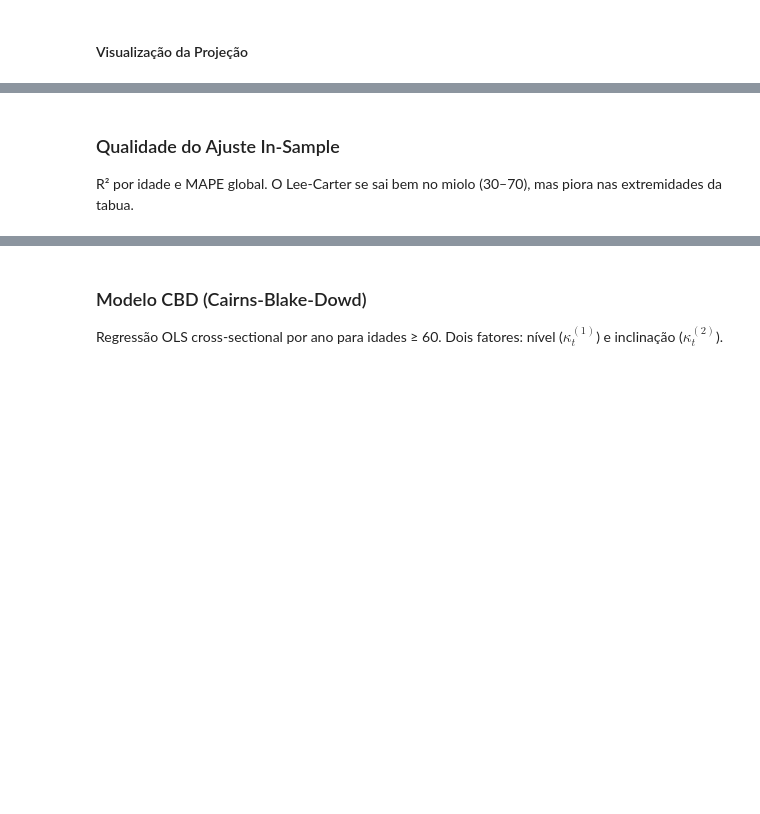
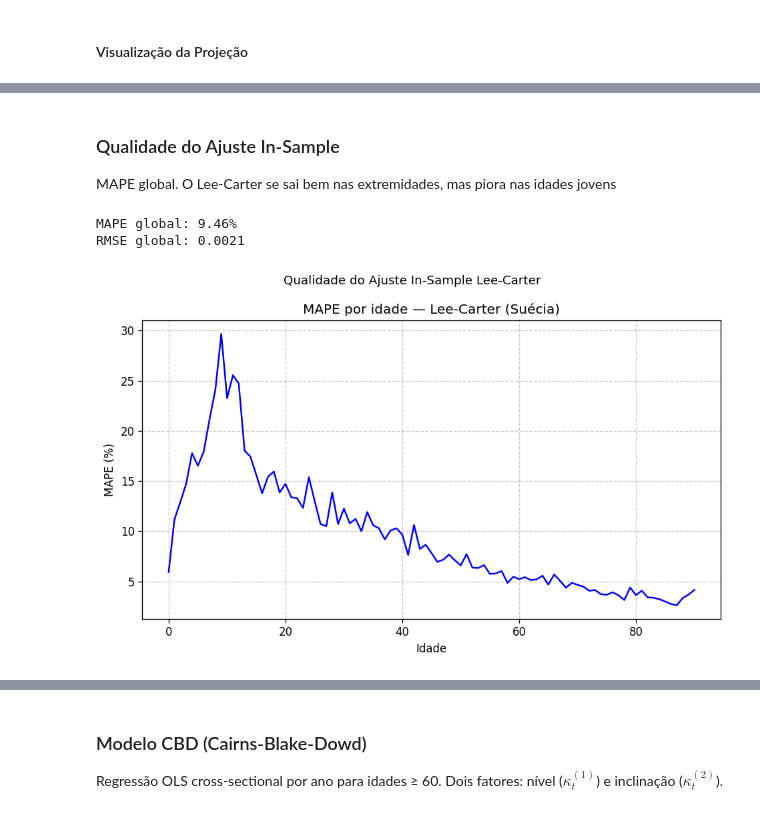
Before and after one commit to filipeclduarte/book-adpst, a Jupyter notebook: notebooks/cap04-modelos-econometricos-atuariais-solucoes.ipynb, the cells around one changed output, grey strips where cells are left out. Saved outputs shown, nothing was run; the diff lists cells and outputs as text; code cells hidden in the pictures; blank space fills up the shorter version.

```diff
--- a/notebooks/cap04-modelos-econometricos-atuariais-solucoes.ipynb
+++ b/notebooks/cap04-modelos-econometricos-atuariais-solucoes.ipynb
@@ -154,4 +198,4 @@ plt.show()
 # %% [markdown]
 ### Qualidade do Ajuste In-Sample
 
-R² por idade e MAPE global. O Lee-Carter se sai bem no miolo (30–70), mas piora nas extremidades da tabua.
+MAPE global. O Lee-Carter se sai bem nas extremidades, mas piora nas idades jovens
@@ -174,0 +202,28 @@ plt.legend(); plt.tight_layout(); plt.show()
+# %%
+m_fit = np.exp(a_x[:, None] + b_x[:, None] * k_t[None, :])
+
+# Calcule o MAPE para cada idade
+mape_idade = np.abs((m_xt - m_fit) / m_xt).mean(axis=1) * 100
+
+# Calcule o MAPE e RMSE global
+mape_global = np.abs((m_xt - m_fit) / m_xt).mean() * 100
+rmse_global = np.sqrt(((m_xt - m_fit)**2).mean())
+
+print(f'MAPE global: {mape_global:.2f}%')
+print(f'RMSE global: {rmse_global:.4f}')
+
+fig, ax = plt.subplots(1, 1, figsize=(8, 5))
+
+ax.plot(idades, mape_idade, 'b-')
+ax.set(title='MAPE por idade — Lee-Carter (Suécia)',
+               xlabel='Idade', ylabel='MAPE (%)')
+ax.grid(True, linestyle='--', alpha=0.7)
+
+plt.suptitle('Qualidade do Ajuste In-Sample Lee-Carter', fontsize=11)
+plt.tight_layout()
+plt.savefig('fig-lc-fit-metrics-mape-only.png', dpi=150, bbox_inches='tight')
+plt.show()
+# %% [output]
+MAPE global: 9.46%
+RMSE global: 0.0021
+[figure, added]
```
Also changed, not shown: parts of 23 cells of this notebook.
